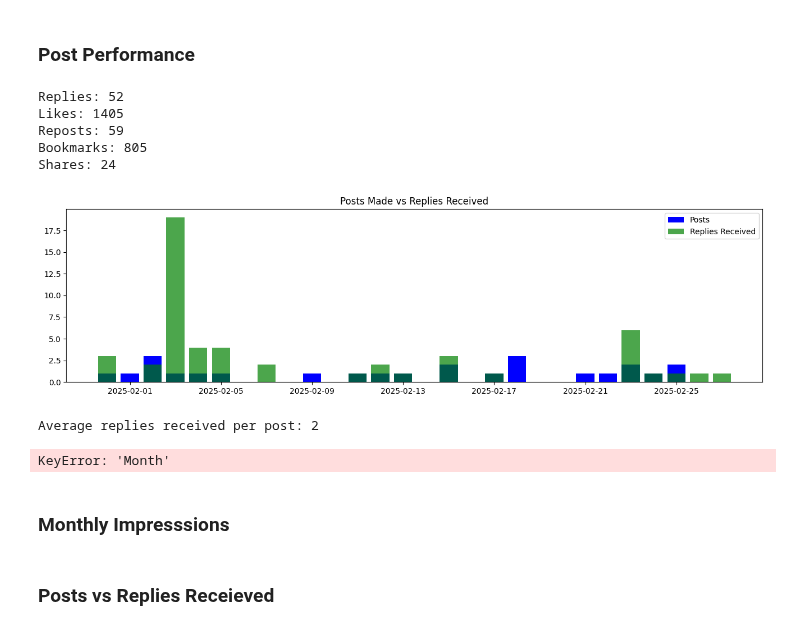
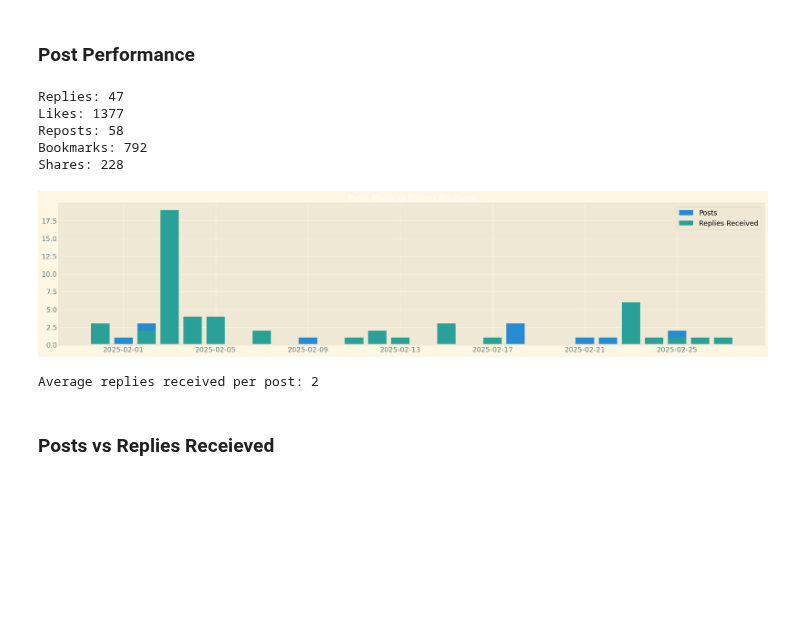
Before and after one commit to bodhichristian/python-basics, a Jupyter notebook: x_data/x_data.ipynb, the cells around one changed output. Cells and saved outputs as stored; diff of their text form; code cells hidden in the pictures; blank space fills up the shorter version.

```diff
--- a/x_data/x_data.ipynb
+++ b/x_data/x_data.ipynb
@@ -17,3 +17,6 @@ import numpy as np
 import pandas as pd
 
 pd.options.display.max_columns = None
+plt.style.use('Solarize_Light2')
+plt.rcParams["legend.labelcolor"] = "black"
+print(plt.style.available)
@@ -175,24 +186,0 @@ plt.show()
-# %%
-overview['Net follower change'] = overview['New follows'] - overview['Unfollows']
-
-weekly_change = overview.groupby('Week number')['Net follower change'].sum()
-weekly_cumulative = weekly_change.cumsum()
-
-plt.figure(figsize=(16, 4))
-plt.plot(
-    weekly_cumulative.index,
-    weekly_cumulative.values,
-    markersize=8,
-    markerfacecolor='green',
-    markeredgecolor='white',
-    linestyle='-',
-    color='blue',
-    linewidth=2
-)
-
-plt.xlabel('Week')
-plt.ylabel('Cumulative Followers')
-plt.title('Cumulative Followers Change Over Time')
-plt.xticks(weekly_cumulative.index, labels=weekly_cumulative.index, rotation=45)
-plt.grid(True)
-plt.show()
@@ -226,11 +189,11 @@ plt.show()
 # %% [markdown]
 ### Post Performance
 # %%
-replies = overview['Replies'].sum()
-likes = overview['Likes'].sum()
-reposts = overview['Reposts'].sum()
-bookmarks = overview['Bookmarks'].sum()
-shares = overview['Shares'].sum()
+replies = x_data['replies_p'].sum()
+likes = x_data['likes_p'].sum()
+reposts = x_data['reposts_p'].sum()
+bookmarks = x_data['bookmarks_p'].sum()
+shares = x_data['shares'].sum()
 
 print(f'Replies: {replies}')
 print(f'Likes: {likes}')
@@ -238,39 +201,28 @@ print(f'Reposts: {reposts}')
 print(f'Bookmarks: {bookmarks}')
 print(f'Shares: {shares}')
 # %% [output]
-Replies: 52
-Likes: 1405
-Reposts: 59
-Bookmarks: 805
-Shares: 24
+Replies: 47
+Likes: 1377
+Reposts: 58
+Bookmarks: 792
+Shares: 228
 # %%
 x = overview['Date']
 y_posts = overview['Create Post']
 y_replies = overview['Replies']
 
-plt.figure(figsize=(16,4))
+plt.figure(figsize=(20,4))
 plt.title('Posts Made vs Replies Received')
-plt.bar(x, y_posts, color='blue', label='Posts')
-plt.bar(x, y_replies, color='green', alpha=0.7, label='Replies Received')
+plt.bar(x, y_posts, label='Posts')
+plt.bar(x, y_replies, label='Replies Received')
 plt.legend()
 plt.show()
 
 reply_rate = round(y_replies.sum() / y_posts.sum())
 print(f'Average replies received per post: {reply_rate}')
 # %% [output]
-[figure, old version]
+[figure, new version]
 Average replies received per post: 2
-# %%
-monthly_impressions = overview.groupby('Month', observed=True)['Impressions'].sum()
-
-plt.figure(figsize=(16, 4))
-plt.title('Impressions by Month')
-plt.bar(monthly_impressions.index, monthly_impressions.values)
-plt.show()
-# %% [output]
-KeyError: 'Month'
-# %% [markdown]
-### Monthly Impresssions
 # %% [markdown]
 ### Posts vs Replies Receieved
 # %% [markdown]
```
Also changed, not shown: parts of 24 cells of this notebook.
